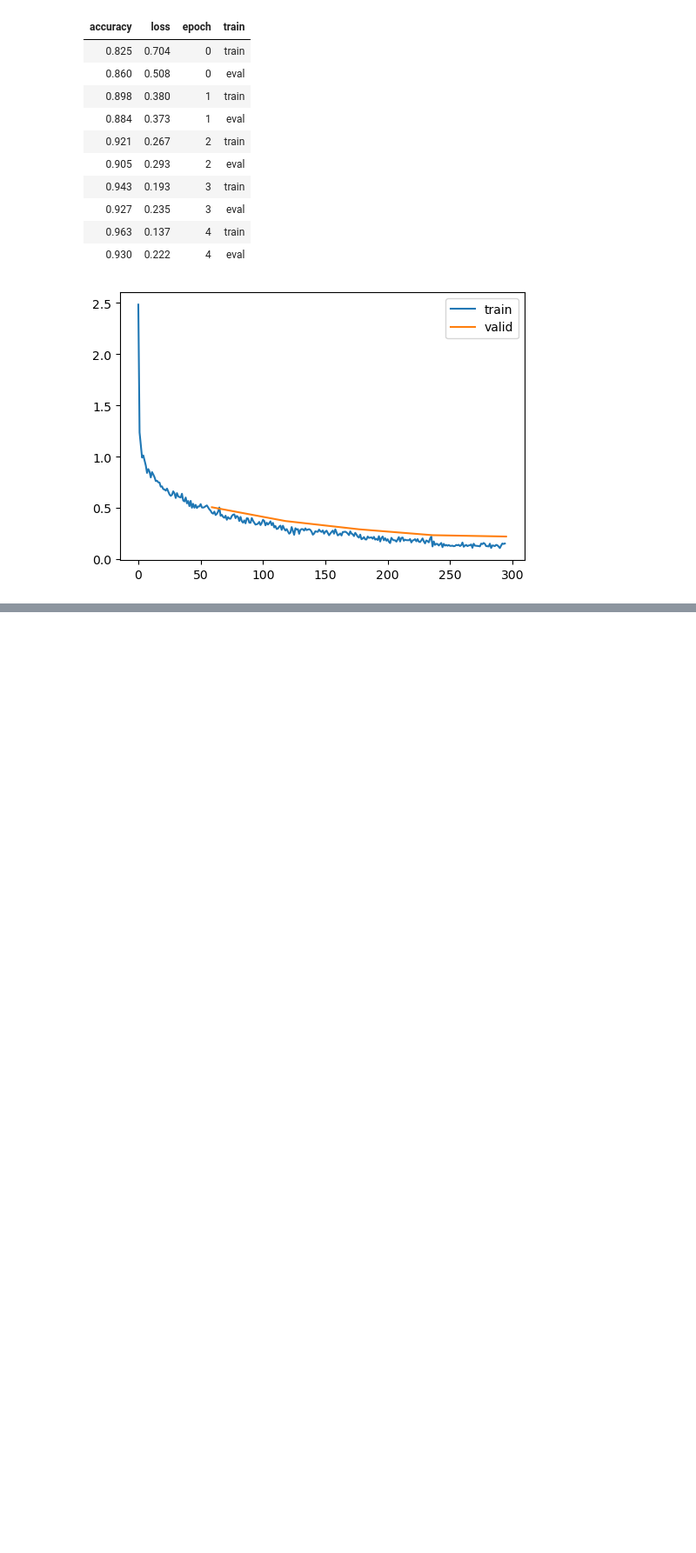
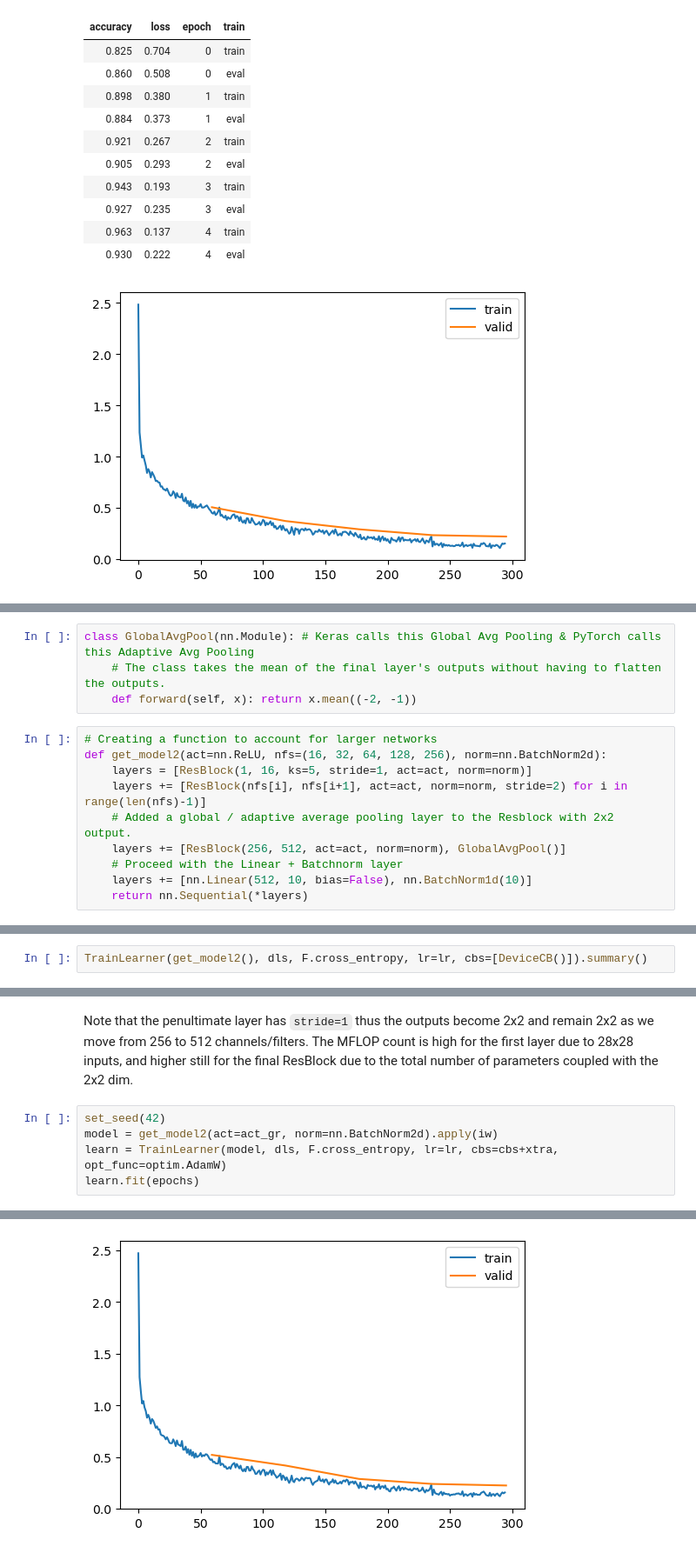
Before and after one commit to bachaudhry/FastAI-22-23, a Jupyter notebook: course_part_2/14_augmentation.ipynb, the cells around one changed output, grey strips where cells are left out. Shown at 87% size. Saved outputs shown, nothing was run; the diff lists cells and outputs as text; blank space fills up the shorter version.

Commit message:
added global avg pooling to the model

```diff
--- a/course_part_2/14_augmentation.ipynb
+++ b/course_part_2/14_augmentation.ipynb
@@ -103,0 +113,14 @@ learn.fit(epochs)
+# %%
+class GlobalAvgPool(nn.Module): # Keras calls this Global Avg Pooling & PyTorch calls this Adaptive Avg Pooling
+    # The class takes the mean of the final layer's outputs without having to flatten the outputs.
+    def forward(self, x): return x.mean((-2, -1))
+# %%
+# Creating a function to account for larger networks
+def get_model2(act=nn.ReLU, nfs=(16, 32, 64, 128, 256), norm=nn.BatchNorm2d):
+    layers = [ResBlock(1, 16, ks=5, stride=1, act=act, norm=norm)]
+    layers += [ResBlock(nfs[i], nfs[i+1], act=act, norm=norm, stride=2) for i in range(len(nfs)-1)]
+    # Added a global / adaptive average pooling layer to the Resblock with 2x2 output.
+    layers += [ResBlock(256, 512, act=act, norm=norm), GlobalAvgPool()]
+    # Proceed with the Linear + Batchnorm layer
+    layers += [nn.Linear(512, 10, bias=False), nn.BatchNorm1d(10)]
+    return nn.Sequential(*layers)
@@ -103,0 +152,2 @@ learn.fit(epochs)
+# %%
+TrainLearner(get_model2(), dls, F.cross_entropy, lr=lr, cbs=[DeviceCB()]).summary()
@@ -103,0 +167,8 @@ learn.fit(epochs)
+# %% [markdown]
+Note that the penultimate layer has `stride=1` thus the outputs become 2x2 and remain 2x2 as we move from 256 to 512 channels/filters. The MFLOP count is high for the first layer due to 28x28 inputs, and higher still for the final ResBlock due to the total number of parameters coupled with the 2x2 dim.
+# %%
+set_seed(42)
+model = get_model2(act=act_gr, norm=nn.BatchNorm2d).apply(iw)
+learn = TrainLearner(model, dls, F.cross_entropy, lr=lr, cbs=cbs+xtra, opt_func=optim.AdamW)
+learn.fit(epochs)
+# %% [output]
@@ -103,0 +186 @@ learn.fit(epochs)
+[figure, added]
```
Also changed, not shown: parts of 20 cells of this notebook.
